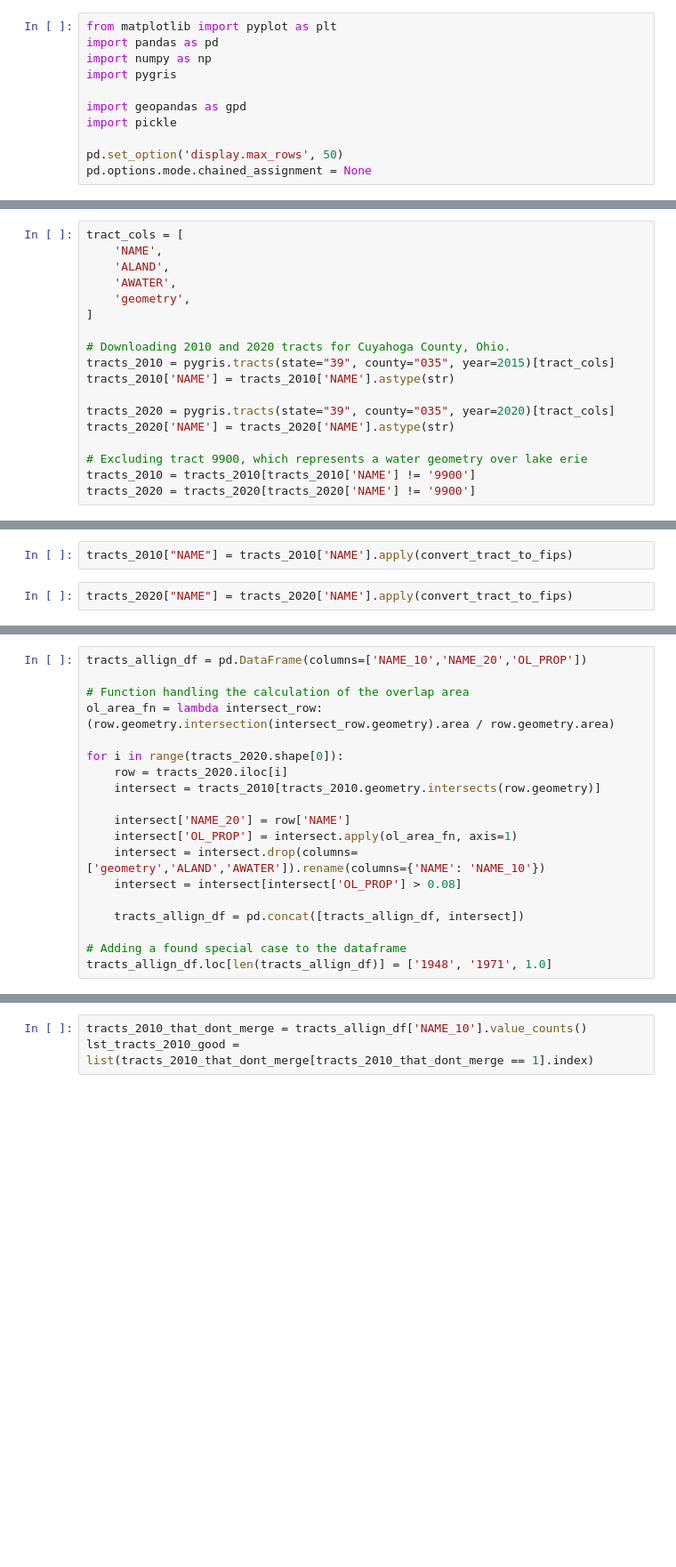
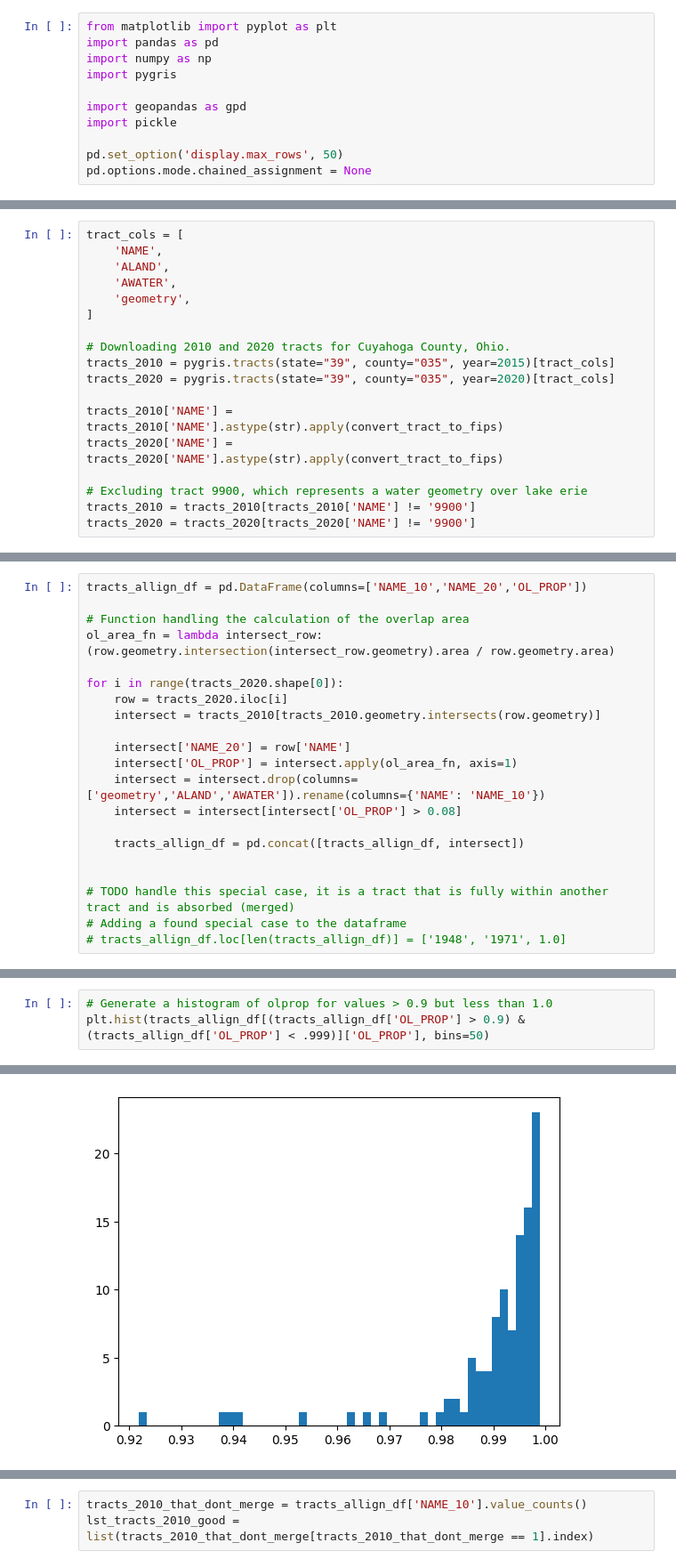
Before and after one commit to Neniflight/crime_forecast_in_cleveland, a Jupyter notebook: 2010_to_2020_tracts.ipynb, the cells around one changed output, grey strips where cells are left out. Shown: that part at 89% size. Saved outputs shown, nothing was run; the diff lists cells and outputs as text; blank space fills up the shorter version.

```diff
--- a/2010_to_2020_tracts.ipynb
+++ b/2010_to_2020_tracts.ipynb
@@ -19,10 +34,10 @@ tract_cols = [
 
 # Downloading 2010 and 2020 tracts for Cuyahoga County, Ohio.
 tracts_2010 = pygris.tracts(state="39", county="035", year=2015)[tract_cols]
-tracts_2010['NAME'] = tracts_2010['NAME'].astype(str)
+tracts_2020 = pygris.tracts(state="39", county="035", year=2020)[tract_cols]
 
-tracts_2020 = pygris.tracts(state="39", county="035", year=2020)[tract_cols]
-tracts_2020['NAME'] = tracts_2020['NAME'].astype(str)
+tracts_2010['NAME'] = tracts_2010['NAME'].astype(str).apply(convert_tract_to_fips)
+tracts_2020['NAME'] = tracts_2020['NAME'].astype(str).apply(convert_tract_to_fips)
 
 # Excluding tract 9900, which represents a water geometry over lake erie
 tracts_2010 = tracts_2010[tracts_2010['NAME'] != '9900']
@@ -43,4 +44,0 @@ def convert_tract_to_fips(tract_id):
-# %%
-tracts_2010["NAME"] = tracts_2010['NAME'].apply(convert_tract_to_fips)
-# %%
-tracts_2020["NAME"] = tracts_2020['NAME'].apply(convert_tract_to_fips)
@@ -69,5 +69,7 @@ for i in range(tracts_2020.shape[0]):
 
     tracts_allign_df = pd.concat([tracts_allign_df, intersect])
 
+
+# TODO handle this special case, it is a tract that is fully within another tract and is absorbed (merged)
 # Adding a found special case to the dataframe
-tracts_allign_df.loc[len(tracts_allign_df)] = ['1948', '1971', 1.0]
+# tracts_allign_df.loc[len(tracts_allign_df)] = ['1948', '1971', 1.0]
@@ -75,0 +153,4 @@ tracts_allign_df
+# %%
+# Generate a histogram of olprop for values > 0.9 but less than 1.0
+plt.hist(tracts_allign_df[(tracts_allign_df['OL_PROP'] > 0.9) & (tracts_allign_df['OL_PROP'] < .999)]['OL_PROP'], bins=50)
+# %% [output]
@@ -76,2 +173,3 @@ tracts_allign_df
+[figure, added]
 # %%
 tracts_allign_df['NAME_10'].value_counts().head(50)
```
Also changed, not shown: parts of 29 cells of this notebook, 5 other files.
